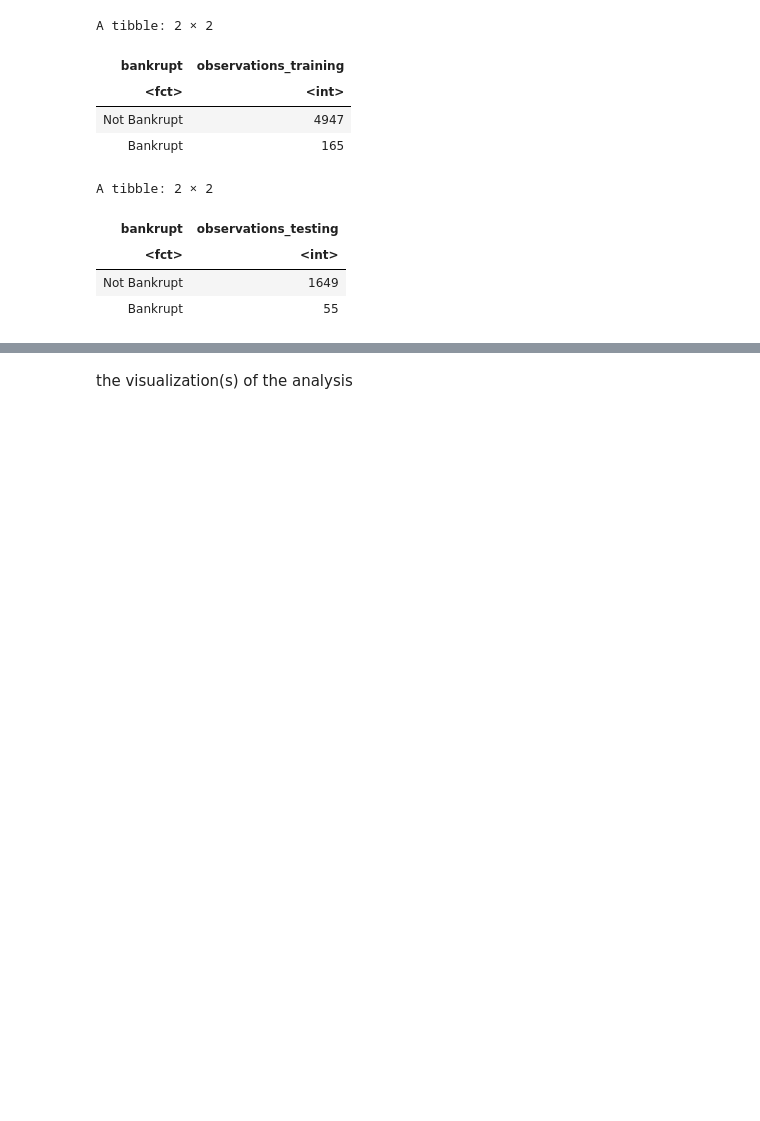
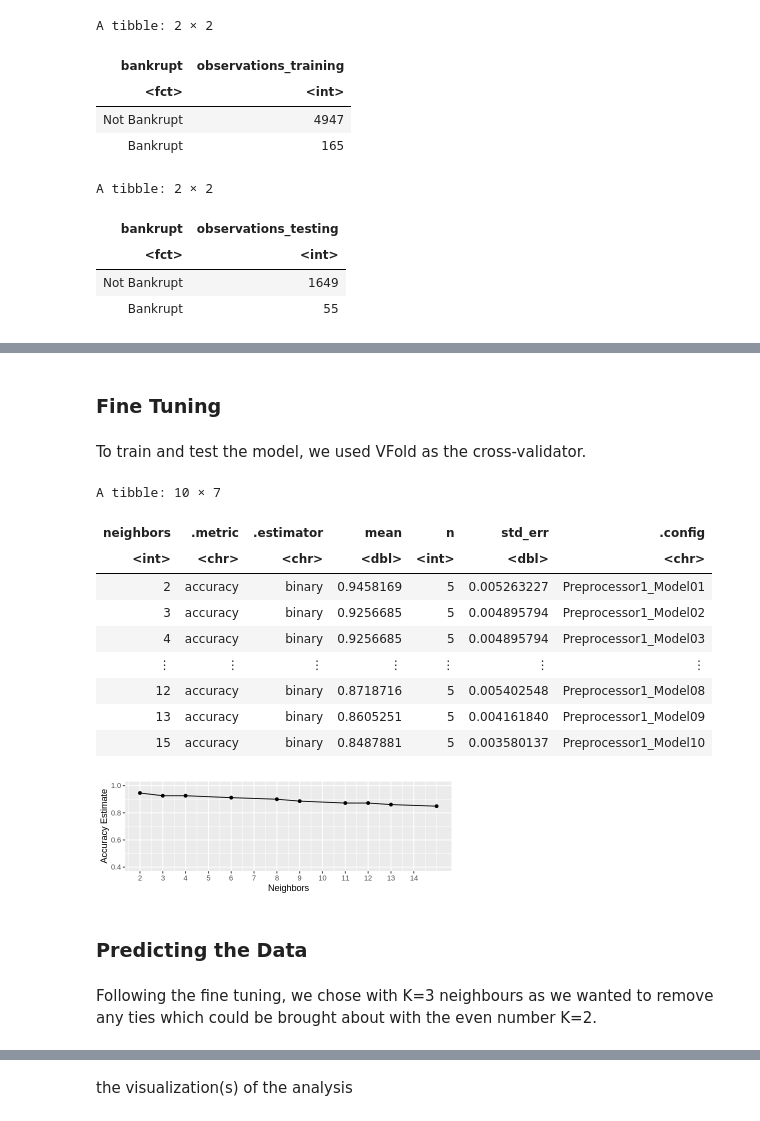
Before and after one commit to Yuxuantls/Dsci_100_group_32, a Jupyter notebook: Group 32 - Project Report.ipynb, the cells around one changed output, grey strips where cells are left out. Drawn from its saved outputs; the diff is of its cells as text; code cells hidden in the pictures; blank space fills up the shorter version.

```diff
--- a/Group 32 - Project Report.ipynb
+++ b/Group 32 - Project Report.ipynb
@@ -278,2 +310,11 @@ The data analysis
 # %%
-#code here
+taiwan_recipe <- recipe(bankrupt ~ . , data = taiwan_initial_training) |>
+                step_upsample(bankrupt) |> #replicates rows in the dataset to make the observations for both bankrupt and not bankrupt equal.
+                step_scale(all_predictors()) |>
+                step_center(all_predictors())
+
+taiwan_scaled <- taiwan_recipe |>
+                     prep() |>
+                     bake(taiwan_initial_training)
+
+taiwan_scaled
@@ -279,0 +332,48 @@ The data analysis
+# %% [markdown]
+### Fine Tuning
+# %% [markdown]
+To train and test the model, we used VFold as the cross-validator.
+# %%
+# Specify the vfold with v folds, using our classifier bankrupt as the strata
+taiwan_vfold <- vfold_cv(taiwan_initial_training, v = 5, strata = bankrupt)
+# %%
+options(repr.plot.height = 2, repr.plot.width = 6)
+
+# Specify tune() for the neighbours to determine the most accurate value
+knn_tune <- nearest_neighbor(weight_func = "rectangular", neighbors = tune()) |>
+       set_engine("kknn") |>
+       set_mode("classification")
+
+knn_results <- workflow() |>
+       add_recipe(taiwan_recipe) |>
+       add_model(knn_tune) |>
+       tune_grid(resamples = taiwan_vfold, grid = 10) |>
+       collect_metrics()
+
+accuracies <- knn_results |>
+       filter(.metric == "accuracy")
+accuracies
+
+accuracy_versus_k <- ggplot(accuracies, aes(x = neighbors, y = mean))+
+       geom_point() +
+       geom_line() +
+       labs(x = "Neighbors", y = "Accuracy Estimate") +
+       scale_x_continuous(breaks = seq(0, 14, by = 1)) +  # adjusting the x-axis
+       scale_y_continuous(limits = c(0.4, 1.0)) # adjusting the y-axis
+accuracy_versus_k
+# %% [output]
+A tibble: 10 × 7
+| neighbors | .metric | .estimator | mean | n | std_err | .config |
+| <int> | <chr> | <chr> | <dbl> | <int> | <dbl> | <chr> |
+| 2 | accuracy | binary | 0.9458169 | 5 | 0.005263227 | Preprocessor1_Model01 |
+| 3 | accuracy | binary | 0.9256685 | 5 | 0.004895794 | Preprocessor1_Model02 |
+| 4 | accuracy | binary | 0.9256685 | 5 | 0.004895794 | Preprocessor1_Model03 |
+| ⋮ | ⋮ | ⋮ | ⋮ | ⋮ | ⋮ | ⋮ |
+| 12 | accuracy | binary | 0.8718716 | 5 | 0.005402548 | Preprocessor1_Model08 |
+| 13 | accuracy | binary | 0.8605251 | 5 | 0.004161840 | Preprocessor1_Model09 |
+| 15 | accuracy | binary | 0.8487881 | 5 | 0.003580137 | Preprocessor1_Model10 |
+[figure, added]
+# %% [markdown]
+### Predicting the Data
+# %% [markdown]
+Following the fine tuning, we chose with K=3 neighbours as we wanted to remove any ties which could be brought about with the even number K=2.
```
Also changed, not shown: parts of 31 cells of this notebook.
